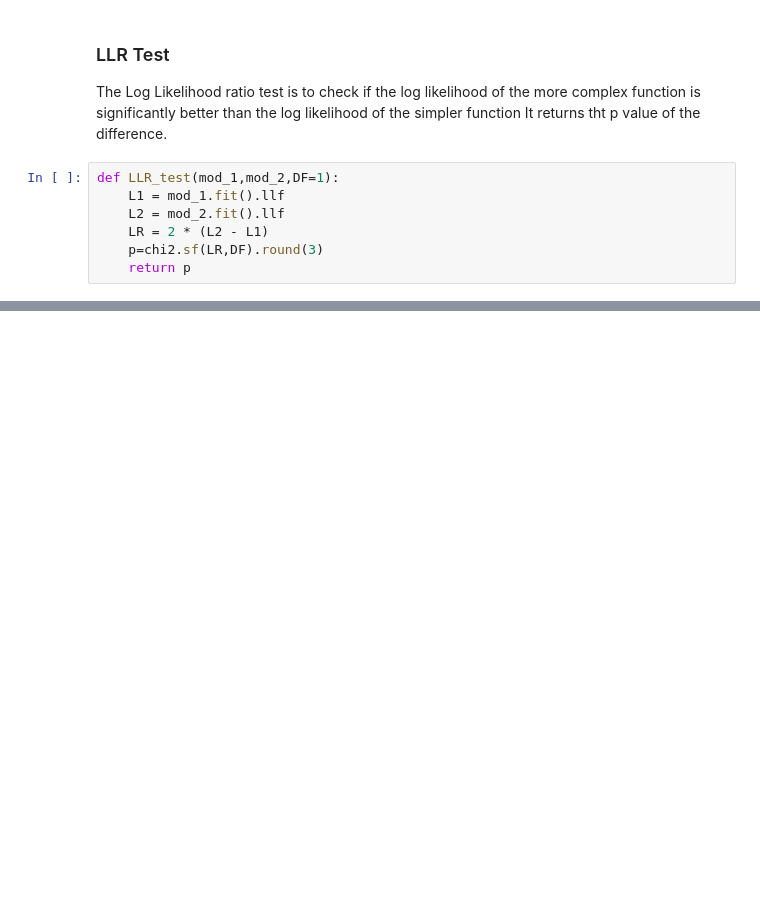
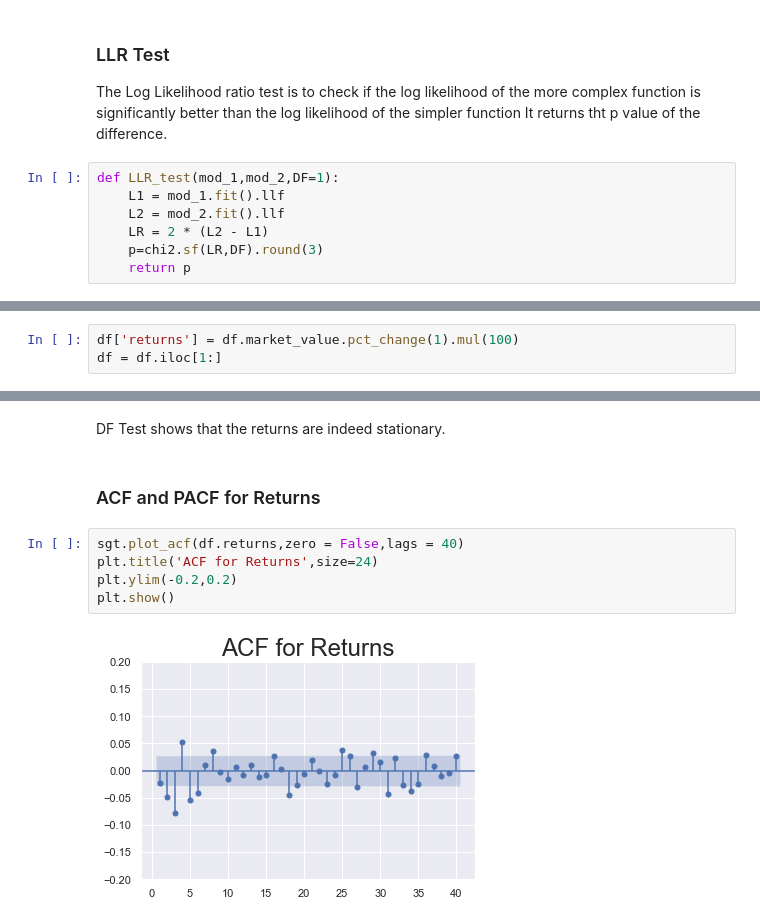
Before and after one commit to satyajitghosh/TimeSeriesAnalysis, a Jupyter notebook: DataRangerCourse/TS_lecture3.ipynb, the cells around one changed output, grey strips where cells are left out. Cells and saved outputs as stored; diff of their text form; blank space fills up the shorter version.

```diff
--- a/DataRangerCourse/TS_lecture3.ipynb
+++ b/DataRangerCourse/TS_lecture3.ipynb
@@ -201,0 +229,3 @@ LLR_test(model_ar_2,model_ar_4)
+# %%
+df['returns'] = df.market_value.pct_change(1).mul(100)
+df = df.iloc[1:]
@@ -201,0 +249,11 @@ LLR_test(model_ar_2,model_ar_4)
+# %% [markdown]
+DF Test shows that the returns are indeed stationary.
+# %% [markdown]
+### ACF and PACF for Returns
+# %%
+sgt.plot_acf(df.returns,zero = False,lags = 40)
+plt.title('ACF for Returns',size=24)
+plt.ylim(-0.2,0.2)
+plt.show()
+# %% [output]
+[figure, added]
```
Also changed, not shown: parts of 30 cells of this notebook.
